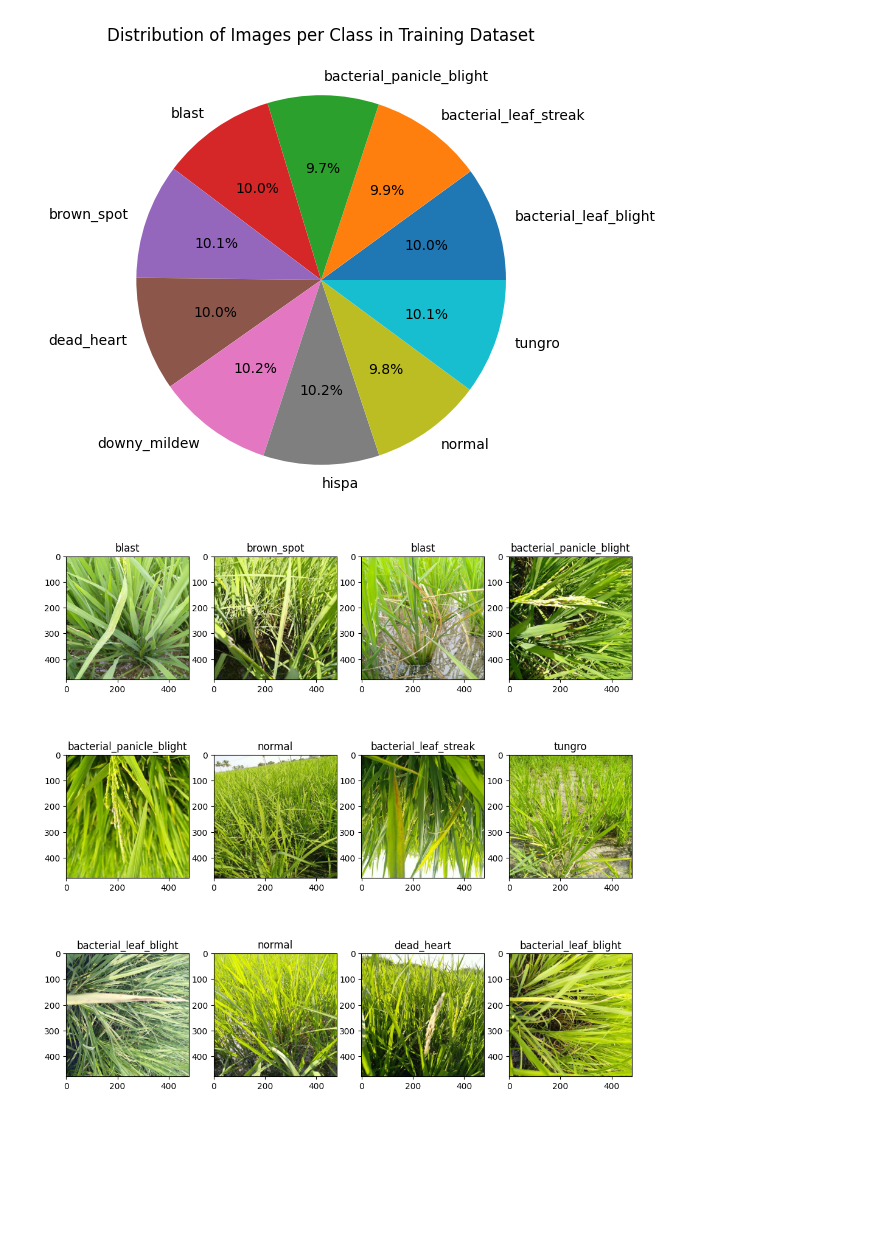
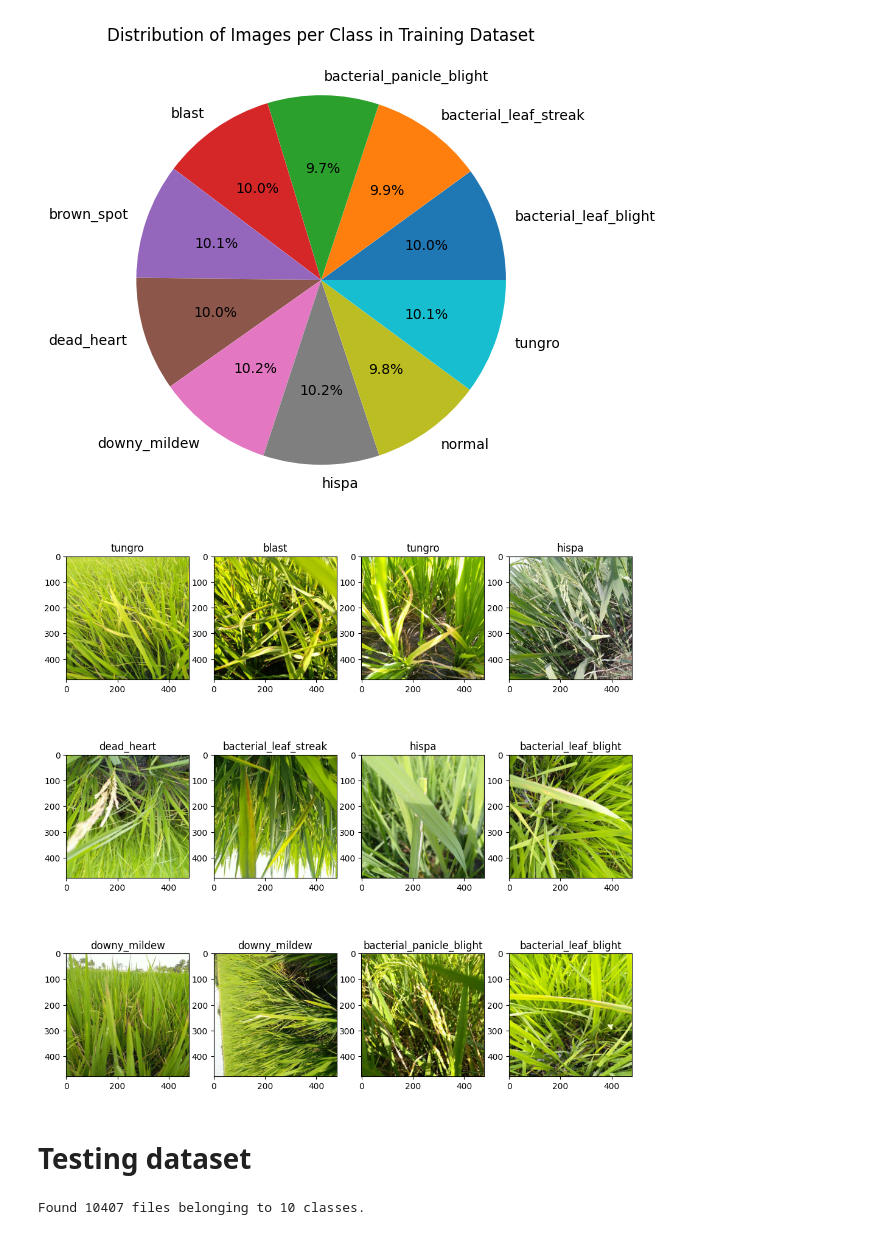
Before and after one commit to Nuwanthapasindu/paddy-disease-prediction-ai-model, a Jupyter notebook: model.ipynb, the cells around one changed output. Saved outputs shown, nothing was run; the diff lists cells and outputs as text; code cells hidden in the pictures; blank space fills up the shorter version.

Commit message:
train vs test data visualization

```diff
--- a/model.ipynb
+++ b/model.ipynb
@@ -41,7 +32,7 @@ BATCH_SIZE = 32
 CHANNELS = 3
 EPOCHS = 50
 # %%
-dataset = tf.keras.preprocessing.image_dataset_from_directory(
+train_dataset = tf.keras.preprocessing.image_dataset_from_directory(
     data_set_train_path,
     shuffle=True,
     image_size=(IMAGE_SIZE, IMAGE_SIZE),
@@ -52,7 +43,7 @@ Found 19131 files belonging to 10 classes.
 # %% [markdown]
 # Data Visualization
 # %%
-class_names = dataset.class_names
+class_names = train_dataset.class_names
 class_names
 # %% [output]
 ['bacterial_leaf_blight',
@@ -90,10 +85,21 @@ plt.show()
 [figure]
 # %%
 plt.figure(figsize=(12, 12))
-for image_batch, label_batch in dataset.take(1):
+for image_batch, label_batch in train_dataset.take(1):
     for i in range(12):
         ax = plt.subplot(3, 4, i + 1)
         plt.imshow(image_batch[i].numpy().astype("uint8"))
         plt.title(class_names[label_batch[i]])
 # %% [output]
-[figure, old version]
+[figure, new version]
+# %% [markdown]
+# Testing dataset
+# %%
+test_dataset = tf.keras.preprocessing.image_dataset_from_directory(
+    data_set_test_path,
+    shuffle=True,
+    image_size=(IMAGE_SIZE, IMAGE_SIZE),
+    batch_size=BATCH_SIZE
+)
+# %% [output]
+Found 10407 files belonging to 10 classes.
```
Also changed, not shown: parts of 13 cells of this notebook.
